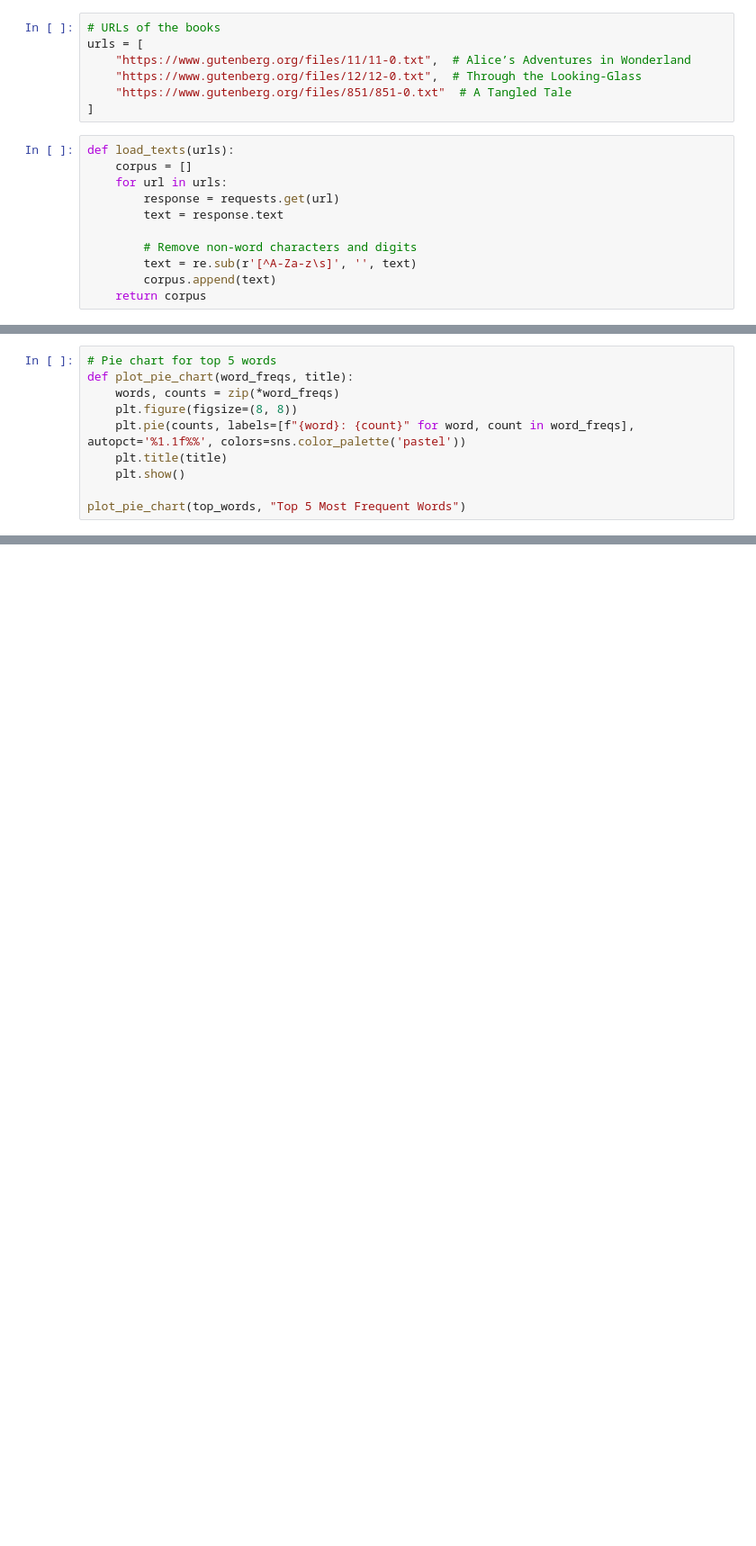
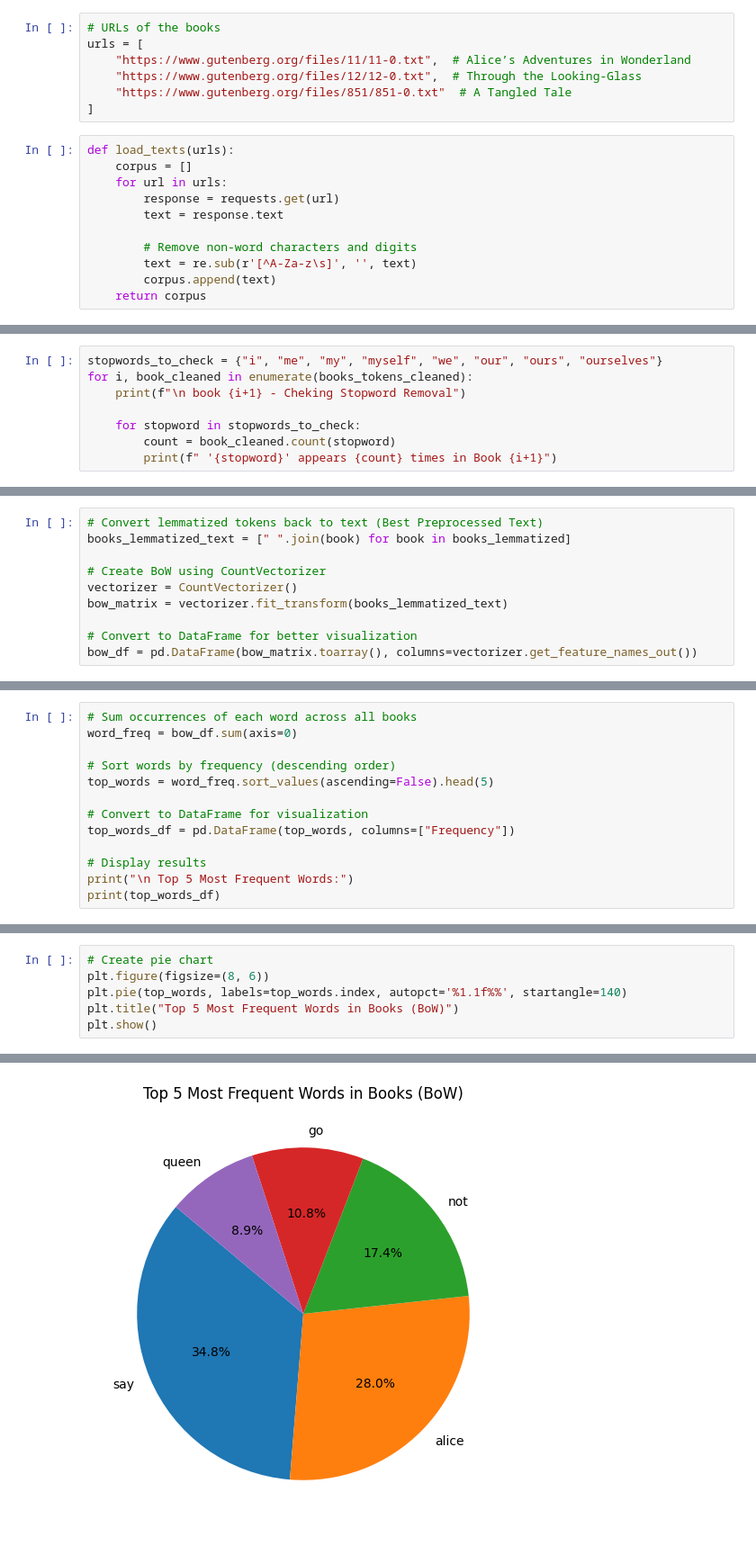
Before and after one commit to a-Hachem/GenAI-ML-BootCamp-PSTB, a Jupyter notebook: Week5/Daily_Challenge_W5_D1.ipynb, the cells around one changed output, grey strips where cells are left out. Shown at 90% size. Saved outputs shown, nothing was run; the diff lists cells and outputs as text; blank space fills up the shorter version.

Commit message:
Debugging punkt to punkt_tab and pie chart for tfidf

```diff
--- a/Week5/Daily_Challenge_W5_D1.ipynb
+++ b/Week5/Daily_Challenge_W5_D1.ipynb
@@ -144,0 +196,8 @@ NameError: name 'books_tokens_cleaned' is not defined
+# %%
+stopwords_to_check = {"i", "me", "my", "myself", "we", "our", "ours", "ourselves"}
+for i, book_cleaned in enumerate(books_tokens_cleaned):
+    print(f"\n book {i+1} - Cheking Stopword Removal")
+
+    for stopword in stopwords_to_check:
+        count = book_cleaned.count(stopword)
+        print(f" '{stopword}' appears {count} times in Book {i+1}")
@@ -172,0 +380,10 @@ NameError: name 'X' is not defined
+# %%
+# Convert lemmatized tokens back to text (Best Preprocessed Text)
+books_lemmatized_text = [" ".join(book) for book in books_lemmatized]
+
+# Create BoW using CountVectorizer
+vectorizer = CountVectorizer()
+bow_matrix = vectorizer.fit_transform(books_lemmatized_text)
+
+# Convert to DataFrame for better visualization
+bow_df = pd.DataFrame(bow_matrix.toarray(), columns=vectorizer.get_feature_names_out())
@@ -172,0 +407,13 @@ NameError: name 'X' is not defined
+# %%
+# Sum occurrences of each word across all books
+word_freq = bow_df.sum(axis=0)
+
+# Sort words by frequency (descending order)
+top_words = word_freq.sort_values(ascending=False).head(5)
+
+# Convert to DataFrame for visualization
+top_words_df = pd.DataFrame(top_words, columns=["Frequency"])
+
+# Display results
+print("\n Top 5 Most Frequent Words:")
+print(top_words_df)
@@ -173,11 +433,7 @@ NameError: name 'X' is not defined
 # %%
-# Pie chart for top 5 words
-def plot_pie_chart(word_freqs, title):
-    words, counts = zip(*word_freqs)
-    plt.figure(figsize=(8, 8))
-    plt.pie(counts, labels=[f"{word}: {count}" for word, count in word_freqs], autopct='%1.1f%%', colors=sns.color_palette('pastel'))
-    plt.title(title)
-    plt.show()
-
-plot_pie_chart(top_words, "Top 5 Most Frequent Words")
+# Create pie chart
+plt.figure(figsize=(8, 6))
+plt.pie(top_words, labels=top_words.index, autopct='%1.1f%%', startangle=140)
+plt.title("Top 5 Most Frequent Words in Books (BoW)")
+plt.show()
 # %% [output]
@@ -184,0 +440 @@ NameError: name 'top_words' is not defined
+[figure, added]
```
Also changed, not shown: parts of 47 cells of this notebook.
